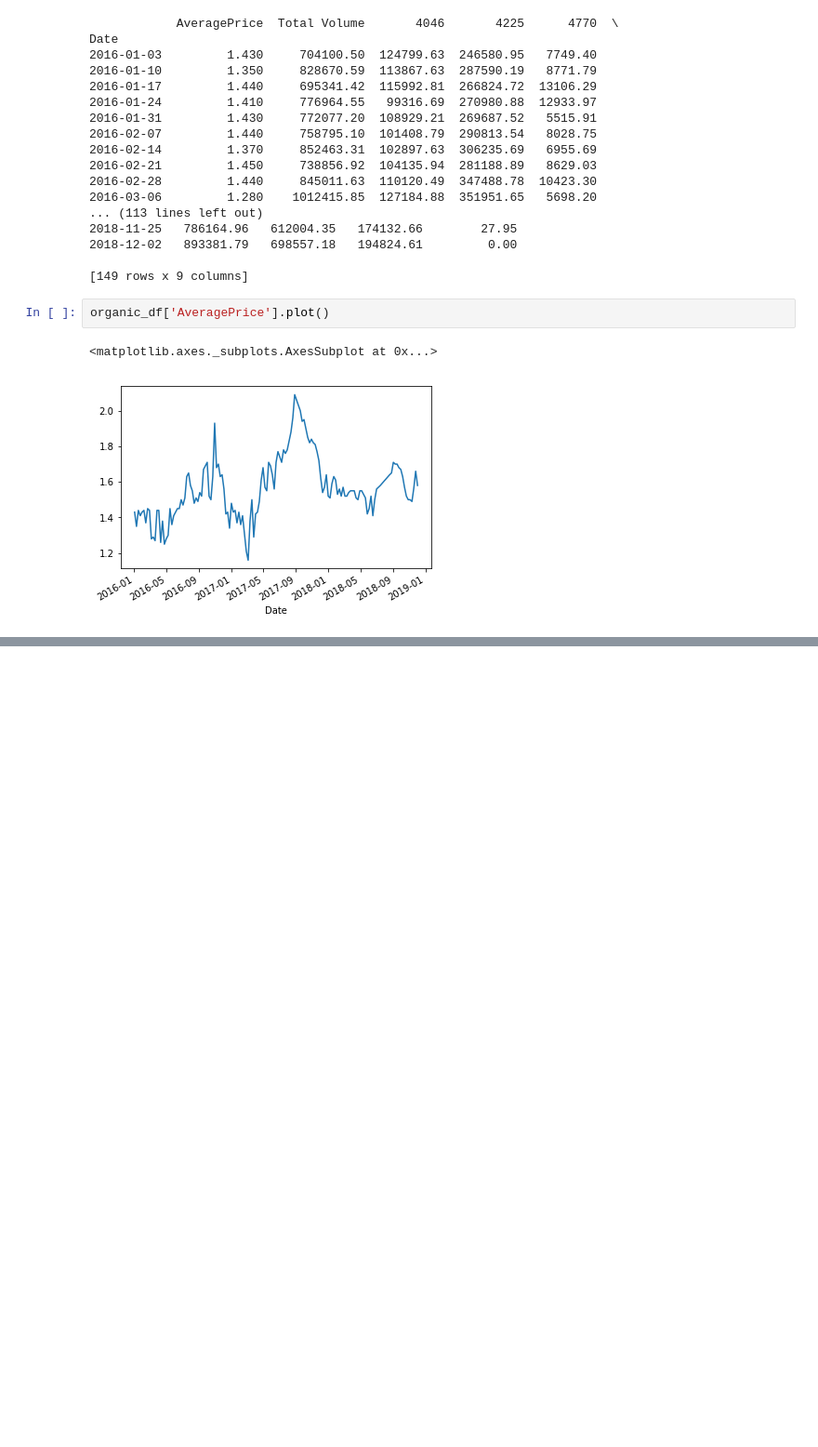
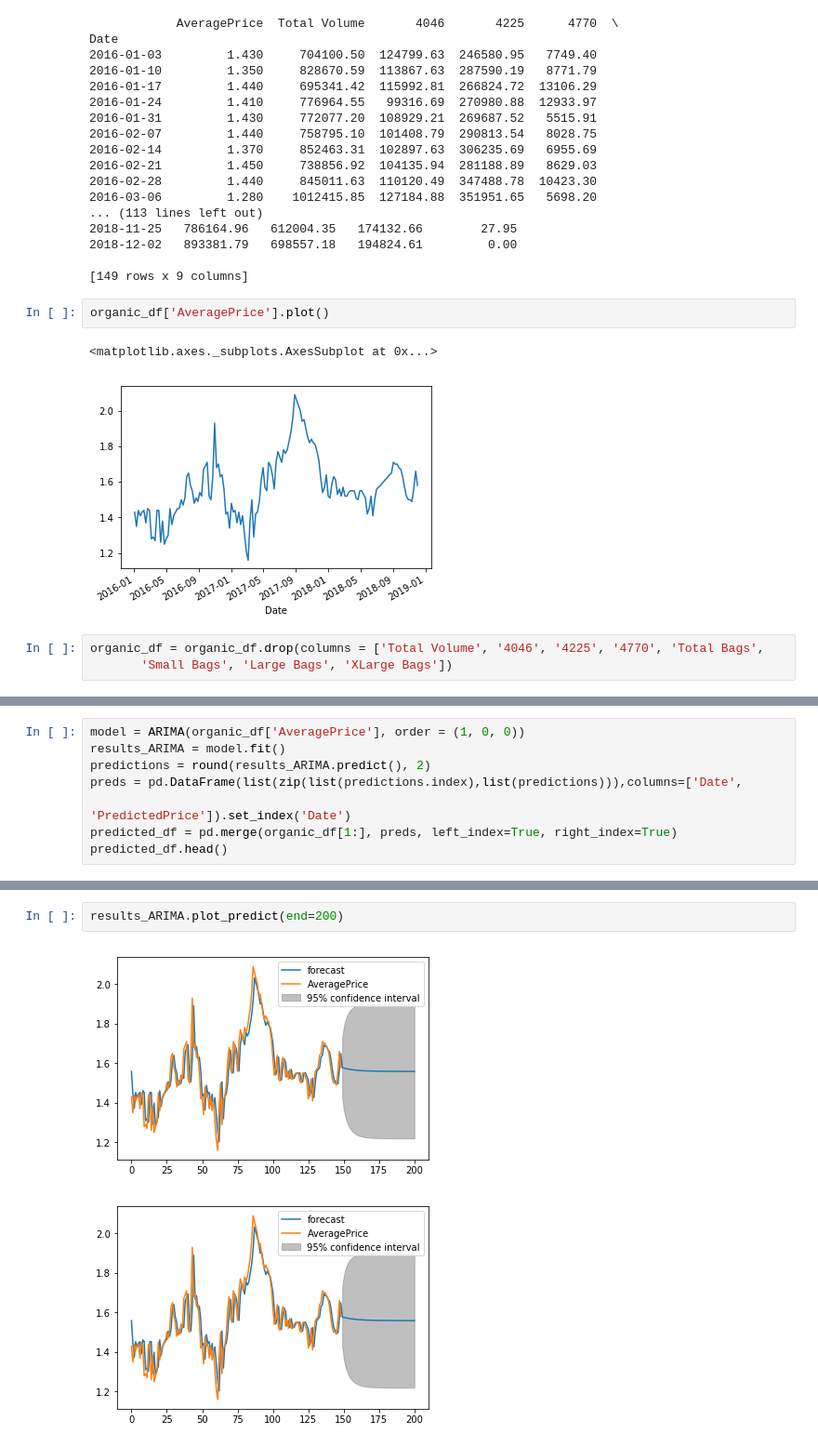
Before and after one commit to thesickcynic/Task, a Jupyter notebook: Task.ipynb, the cells around one changed output, grey strips where cells are left out. Shown at 93% size. Saved outputs shown, nothing was run; the diff lists cells and outputs as text; blank space fills up the shorter version.

Commit message:
Implemented ARIMA

```diff
--- a/Task.ipynb
+++ b/Task.ipynb
@@ -111,3 +121,6 @@ organic_df['AveragePrice'].plot()
 # %% [output]
 <matplotlib.axes._subplots.AxesSubplot at 0x...>
 [figure]
+# %%
+organic_df = organic_df.drop(columns = ['Total Volume', '4046', '4225', '4770', 'Total Bags',
+       'Small Bags', 'Large Bags', 'XLarge Bags'])
@@ -113,0 +188,8 @@ organic_df['AveragePrice'].plot()
+# %%
+model = ARIMA(organic_df['AveragePrice'], order = (1, 0, 0))
+results_ARIMA = model.fit()
+predictions = round(results_ARIMA.predict(), 2)
+preds = pd.DataFrame(list(zip(list(predictions.index),list(predictions))),columns=['Date',
+                                                                                   'PredictedPrice']).set_index('Date')
+predicted_df = pd.merge(organic_df[1:], preds, left_index=True, right_index=True)
+predicted_df.head()
@@ -113,0 +212,5 @@ organic_df['AveragePrice'].plot()
+# %%
+results_ARIMA.plot_predict(end=200)
+# %% [output]
+[figure, added]
+[figure, added]
```
Also changed, not shown: parts of 5 cells of this notebook.
